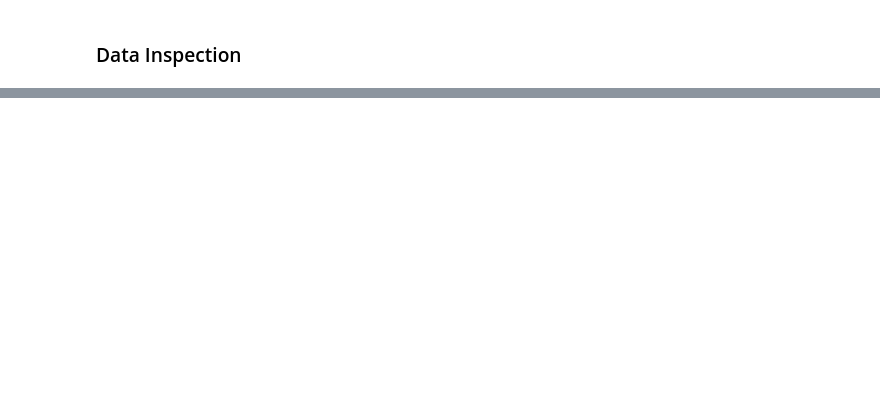
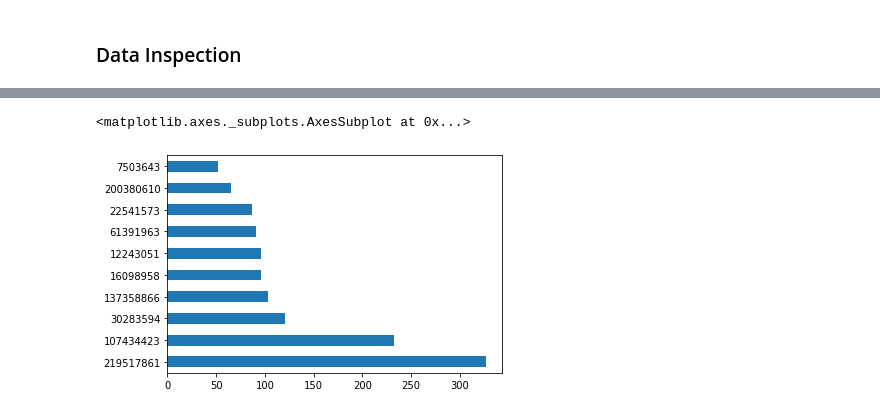
Before and after one commit to riteshgupta614/Airbnb-Bookings-Analysis, a Jupyter notebook: Airbnb_Bookings_Analysis_Capstone_Project.ipynb, the cells around one changed output, grey strips where cells are left out. Cells and saved outputs as stored; diff of their text form; code cells hidden in the pictures; blank space fills up the shorter version.

```diff
--- a/Airbnb_Bookings_Analysis_Capstone_Project.ipynb
+++ b/Airbnb_Bookings_Analysis_Capstone_Project.ipynb
@@ -100,0 +64,5 @@ Index(['id', 'name', 'host_id', 'host_name', 'neighbourhood_group',
+# %%
+#replacing all NaN values in 'reviews_per_month' with 0
+dataset.fillna({'reviews_per_month':0}, inplace=True)
+#examing changes
+dataset.reviews_per_month.isnull().sum()
@@ -100,0 +71,3 @@ Index(['id', 'name', 'host_id', 'host_name', 'neighbourhood_group',
+# %%
+#dropping columns that are not significant
+dataset.drop(['id','host_name','last_review','name'], axis=1, inplace=True)
@@ -100,0 +122,5 @@ Index(['id', 'name', 'host_id', 'host_name', 'neighbourhood_group',
+# %%
+dataset.host_id.value_counts().head(10).plot(kind='barh')
+# %% [output]
+<matplotlib.axes._subplots.AxesSubplot at 0x...>
+[figure, added]
```
Also changed, not shown: parts of 16 cells of this notebook.
